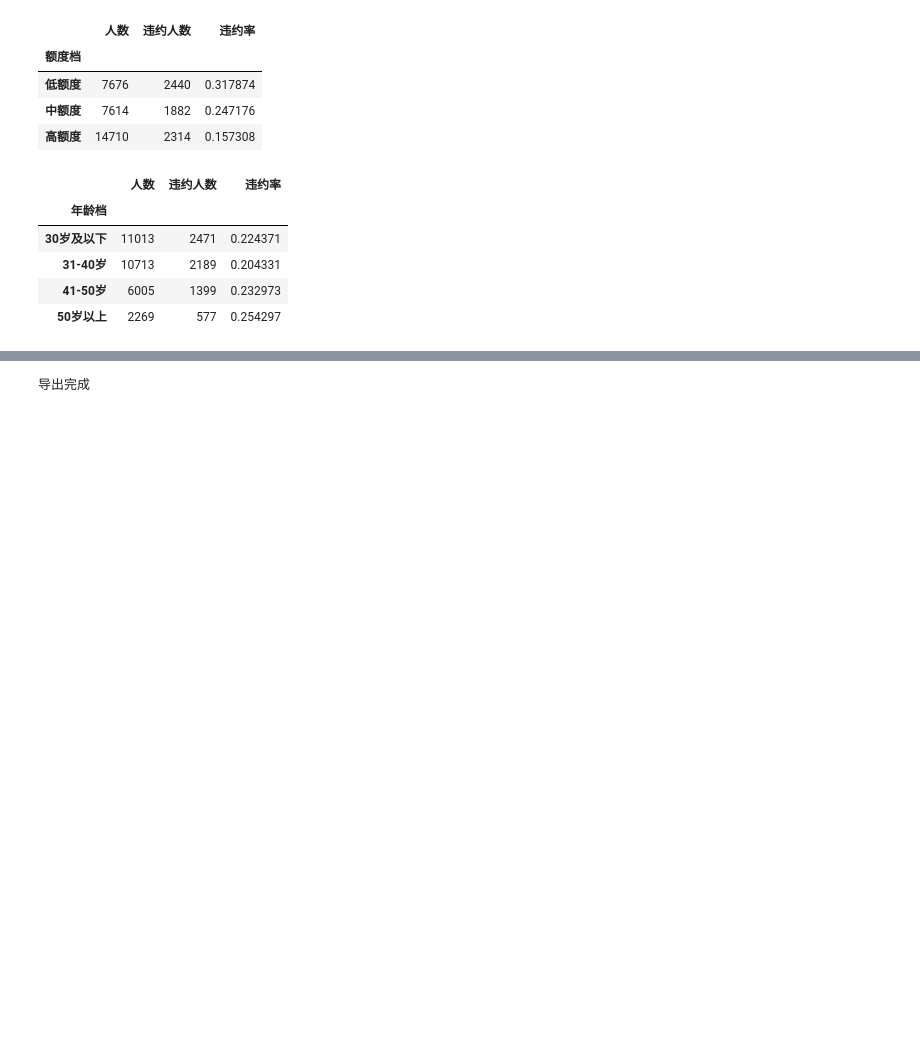
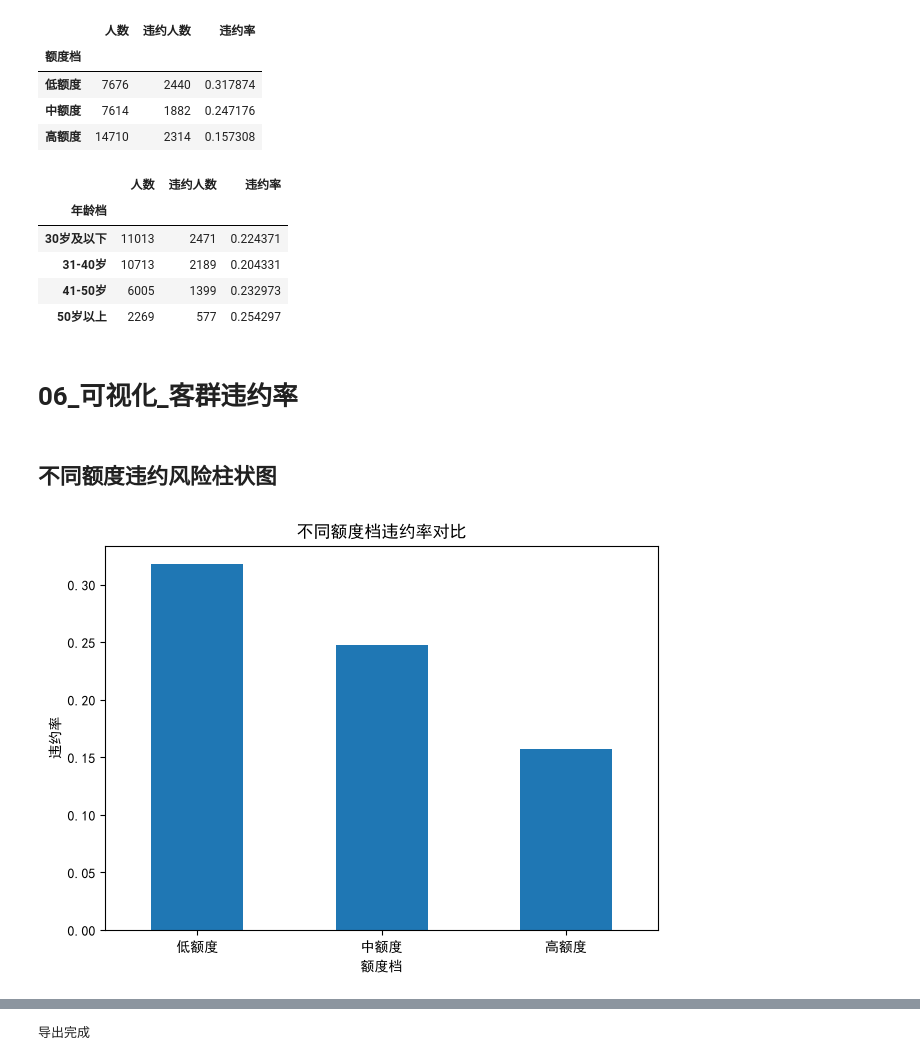
Before and after one commit to SH-git185/risk_project_B, a Jupyter notebook: python/客群风险对比.ipynb, the cells around one changed output, grey strips where cells are left out. Saved outputs shown, nothing was run; the diff lists cells and outputs as text; code cells hidden in the pictures; blank space fills up the shorter version.

```diff
--- a/python/客群风险对比.ipynb
+++ b/python/客群风险对比.ipynb
@@ -149,3 +149,21 @@ print("整体违约率：", 整体违约率)
 | 31-40岁 | 10713 | 2189 | 0.204331 |
 | 41-50岁 | 6005 | 1399 | 0.232973 |
 | 50岁以上 | 2269 | 577 | 0.254297 |
+# %% [markdown]
+# 06_可视化_客群违约率
+# %% [markdown]
+## 不同额度违约风险柱状图
+# %%
+import matplotlib.pyplot as plt  # 导入matplotlib的画图接口pyplot
+plt.rcParams["font.sans-serif"] = ["SimHei", "Microsoft YaHei"]  # 设置中文字体（优先黑体/微软雅黑）
+plt.rcParams["axes.unicode_minus"] = False  # 关闭Unicode负号，避免坐标轴减号显示成方框
+额度结果["违约率"].plot(kind="bar")  # 用额度结果中的违约率列绘制柱状图
+plt.title("不同额度档违约率对比")  # 设置图标题
+plt.xlabel("额度档")  # 设置横轴名称
+plt.ylabel("违约率")  # 设置纵轴名称
+plt.xticks(rotation=0)  # 横轴刻度文字不旋转，保持水平显示
+plt.tight_layout()  # 自动调整布局，减少文字被裁切
+plt.savefig(r"C:\Users\19916\Desktop\risk_project_B\output\额度档_违约率.png", dpi=150)  # 保存
+plt.show()  # 显示图形
+# %% [output]
+[figure, added]
```
Also changed, not shown: parts of 6 cells of this notebook, 2 other files.
